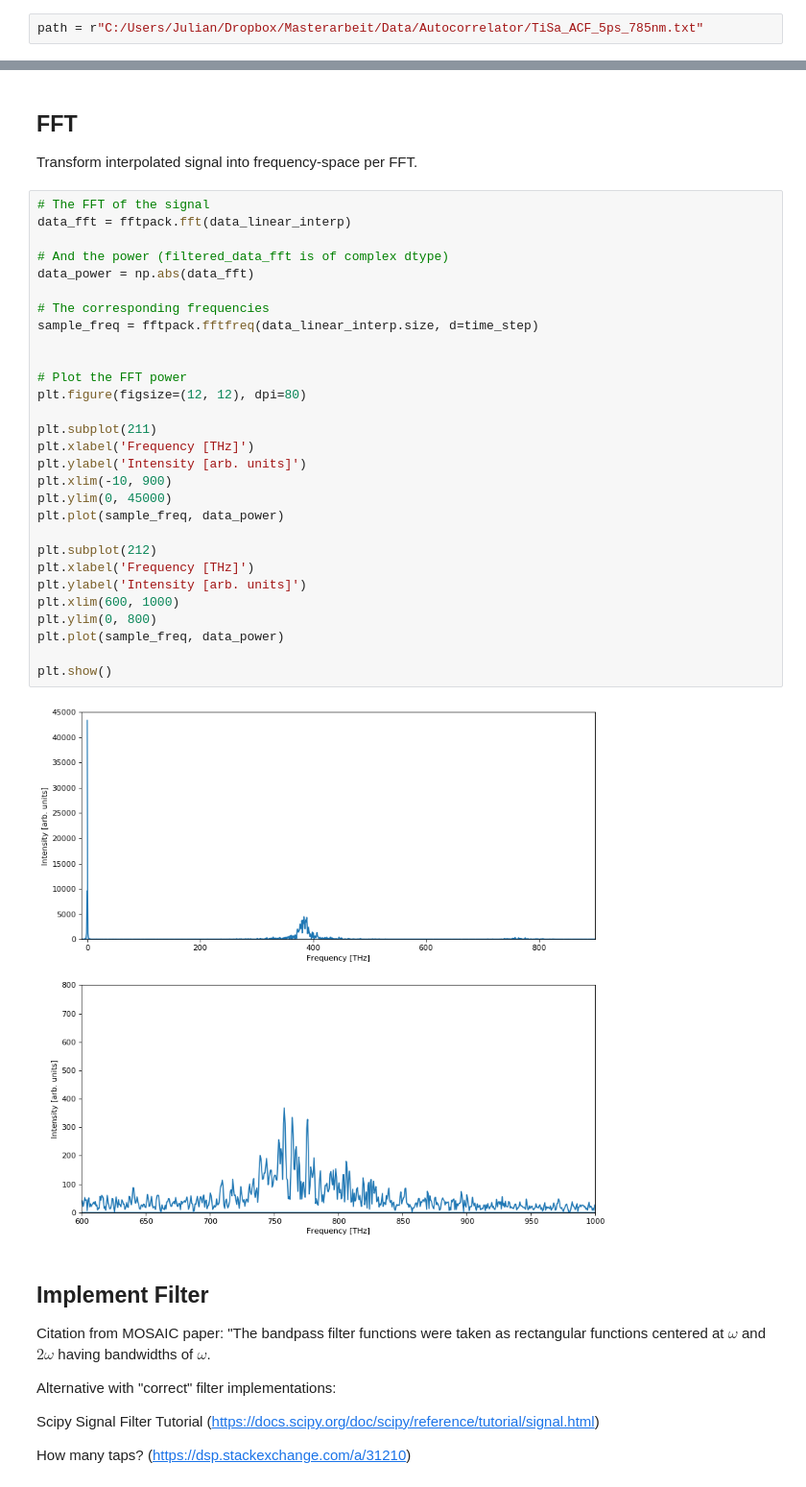
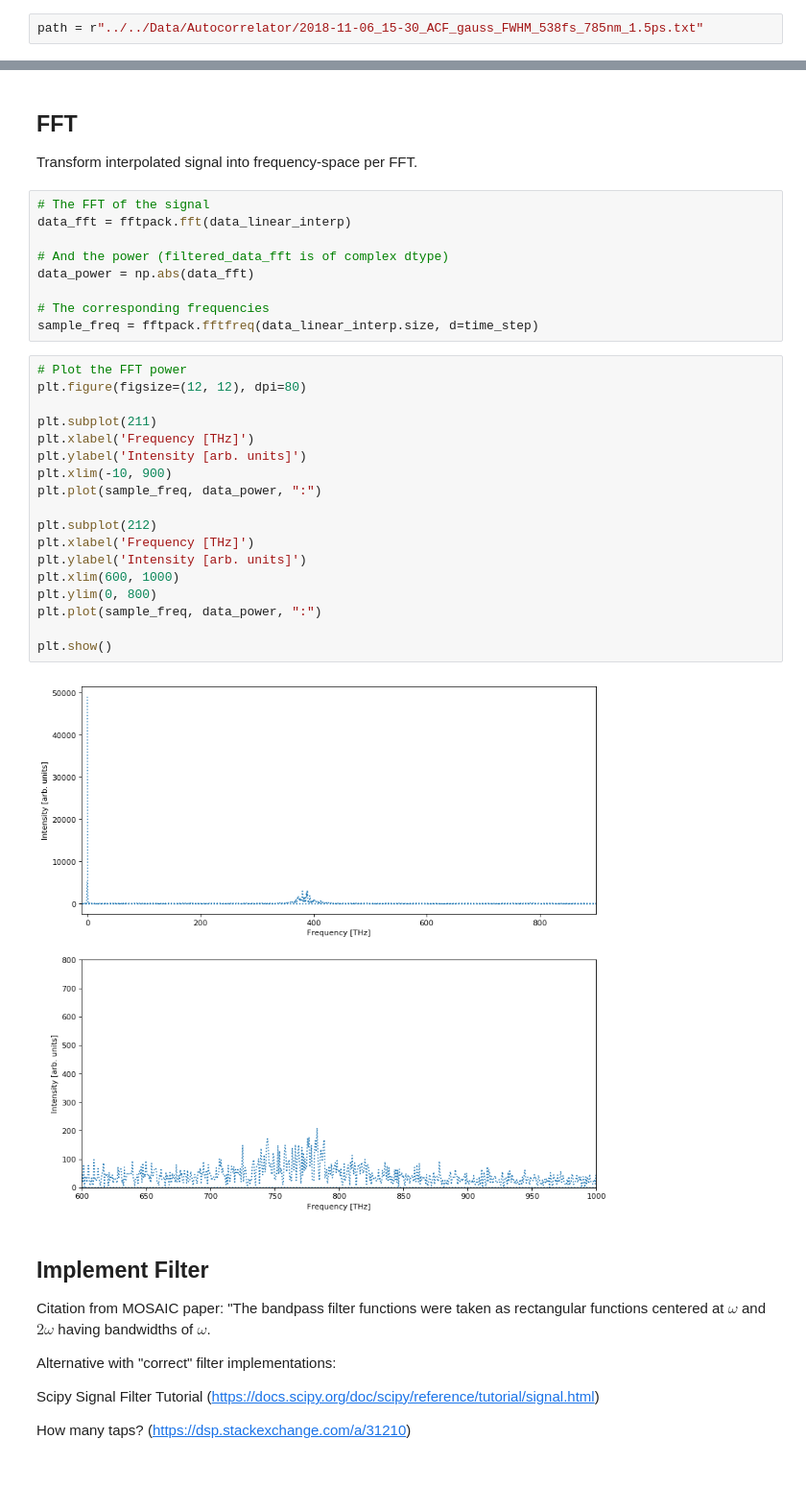
Before and after one commit to JKU-HFP/Chirp-Diagnostic, a Jupyter notebook: Evaluating_TiSa_ACF_Chirp.ipynb, the cells around one changed output, grey strips where cells are left out. Shown: that part at 96% size. Saved outputs shown, nothing was run; the diff lists cells and outputs as text.

```diff
--- a/Evaluating_TiSa_ACF_Chirp.ipynb
+++ b/Evaluating_TiSa_ACF_Chirp.ipynb
@@ -26,5 +26,5 @@ frequency_laser = constants.c / wavelength_laser * 10**(-3)
 # %%
-path = r"C:/Users/Julian/Dropbox/Masterarbeit/Data/Autocorrelator/TiSa_ACF_5ps_785nm.txt"
+path = r"../../Data/Autocorrelator/2018-11-06_15-30_ACF_gauss_FWHM_538fs_785nm_1.5ps.txt"
 # %%
 data = np.loadtxt(path)
 # %%
@@ -75,37 +75,35 @@ plt.show()
 # %% [markdown]
 ## FFT
 Transform interpolated signal into frequency-space per FFT.
+# %%
+# The FFT of the signal
+data_fft = fftpack.fft(data_linear_interp)
+
+# And the power (filtered_data_fft is of complex dtype)
+data_power = np.abs(data_fft)
+
+# The corresponding frequencies
+sample_freq = fftpack.fftfreq(data_linear_interp.size, d=time_step)
 # %%
-# The FFT of the signal
-data_fft = fftpack.fft(data_linear_interp)
-
-# And the power (filtered_data_fft is of complex dtype)
-data_power = np.abs(data_fft)
-
-# The corresponding frequencies
-sample_freq = fftpack.fftfreq(data_linear_interp.size, d=time_step)
-
-
 # Plot the FFT power
 plt.figure(figsize=(12, 12), dpi=80)
 
 plt.subplot(211)
 plt.xlabel('Frequency [THz]')
 plt.ylabel('Intensity [arb. units]')
 plt.xlim(-10, 900)
-plt.ylim(0, 45000)
-plt.plot(sample_freq, data_power)
+plt.plot(sample_freq, data_power, ":")
 
 plt.subplot(212)
 plt.xlabel('Frequency [THz]')
 plt.ylabel('Intensity [arb. units]')
 plt.xlim(600, 1000)
 plt.ylim(0, 800)
-plt.plot(sample_freq, data_power)
+plt.plot(sample_freq, data_power, ":")
 
 plt.show()
 # %% [output]
-[figure, old version]
+[figure, new version]
 # %% [markdown]
 ## Implement Filter
 Citation from MOSAIC paper:
```
Also changed, not shown: parts of 6 cells of this notebook, 1 other file.
